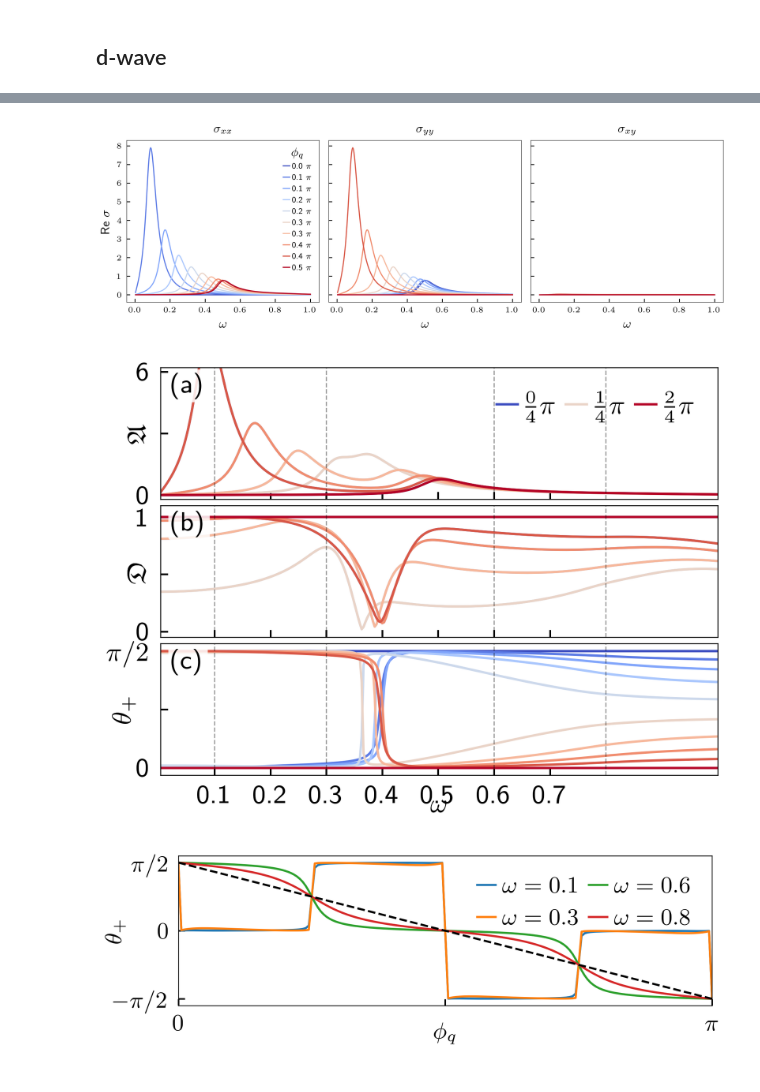
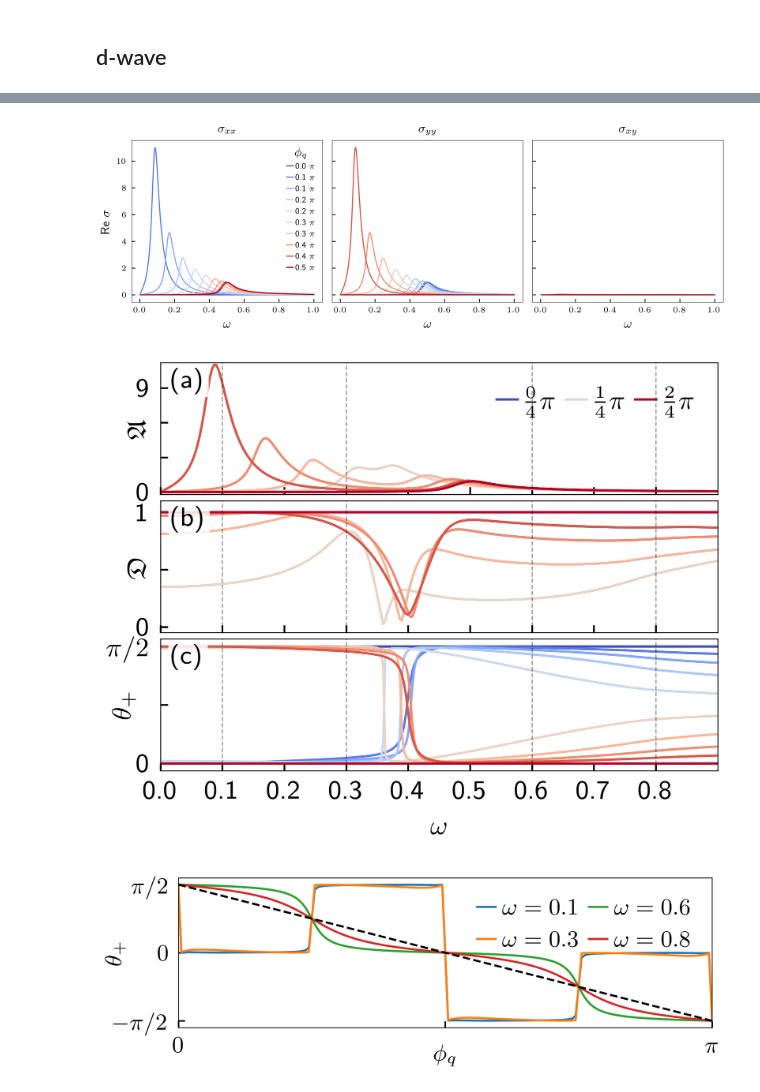
Before and after one commit to maiani/amtextures_helix, a Jupyter notebook: paper_plots/spiral.ipynb, the cells around one changed output, grey strips where cells are left out. Cells and saved outputs as stored; diff of their text form; code cells hidden in the pictures.

```diff
--- a/paper_plots/spiral.ipynb
+++ b/paper_plots/spiral.ipynb
@@ -456,13 +456,13 @@ params = {
         Kz=0.3,
         Kx=1.0,
         mu=3,
-        eta=0.03,
+        eta=0.02,
         kmax=4,
         symmetry="d-wave",
     ),
     "g-wave": dict(
         m=1.0,
-        Kz=0.5,
+        Kz=0.9,
         Kx=1.0,
         mu=3,
         eta=0.02,
@@ -920,7 +921,7 @@ Pixy = np.zeros((Nphiq, Nomega), dtype=np.complex128)
 
 # You can tune these for speed/accuracy in scan mode
 kmax   = params["d-wave"]["kmax"]
-Nk     = 1200
+Nk     = 1000
 Ntheta = 720
 
 T = 0.05
@@ -1067,7 +1068,7 @@ axes[0].legend(title=r"$\phi_q$", fontsize=6, frameon=False, ncol=1)
 plt.tight_layout(pad=0.3)
 plt.show()
 # %% [output]
-[figure, old version]
+[figure, new version]
 # %%
 theta_plus, sigma_plus, sigma_minus, A, D = principal_axes_from_M(
     Mxx=sigma_xx.real,
@@ -1137,39 +1138,42 @@ for i, phi_q in enumerate(phiq_list):
 for ax in (axA, axD, axT):
     for omega0 in omega_list:
         ax.axvline(omega0, color="k", marker="", ls="--", lw=0.4, alpha=0.4)
     ax.tick_params(direction="in")
 
 axA.tick_params(labelbottom=False)
 axD.tick_params(labelbottom=False)
 
 axA.set_ylabel(r"$\mathfrak{A}$", labelpad=-5)
 axD.set_ylabel(r"$\mathfrak{D}$", labelpad=-5)
 axT.set_ylabel(r"$\theta_+$", labelpad=-10)
 
-axA.set_yticks([0, 3, 6], labels=["0", "", "6"])
+axA.set_yticks([0, 3, 6, 9], labels=["0", "", "",  "9"])
 axD.set_yticks([0, 0.5, 1], labels=["0", "", "1"])
 axT.set_yticks([0, np.pi/4, np.pi/2], labels=["0", "", r"$\pi/2$"])
 
 axT.set_xticks(
-    [0.0, 0.1, 0.2, 0.3, 0.4, 0.5, 0.6, 0.7],
-    labels=["0.0", "0.1", "0.2", "0.3", "0.4", "0.5", "0.6", "0.7"]
+    [0.0, 0.1, 0.2, 0.3, 0.4, 0.5, 0.6, 0.7, 0.8],
+    labels=["0.0", "0.1", "0.2", "0.3", "0.4", "0.5", "0.6", "0.7", "0.8"]
 )
-axT.set_xlabel(r"$\omega$", labelpad=-5)
+axT.set_xlabel(r"$\omega$")
 axT.set_xlim(omega_ax.min(), omega_ax.max())
 
 axA.legend(
     ncol=3,
     loc="upper right"
 )
 
-axA.set_ylim(-0.2, 6.2)
+axA.set_ylim(-0.2, 11.2)
 axD.set_ylim(-0.05, 1.1)
 axT.set_ylim(-0.1, np.pi/2 + 0.1)
 
+axA.set_xlim(0, 0.9)
+
+
 fig.savefig("Fig4-Dichroism.svg")
 fig.savefig("Fig4-Dichroism.pdf", dpi=1000)
 # %% [output]
-[figure, old version]
+[figure, new version]
 # %%
 n_phi = 181
 phis = np.linspace(0.0, np.pi, n_phi)
```
Also changed, not shown: parts of 10 cells of this notebook, 3 other files.
